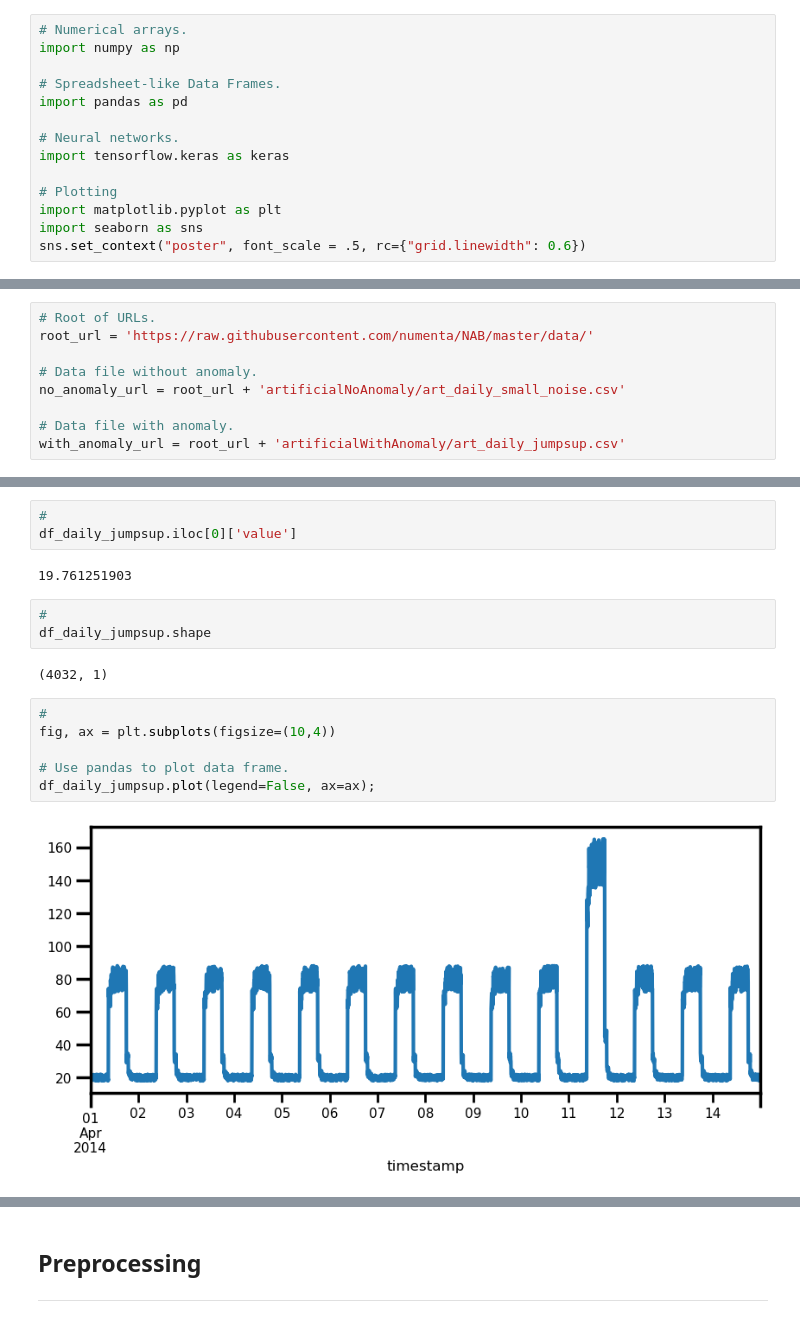
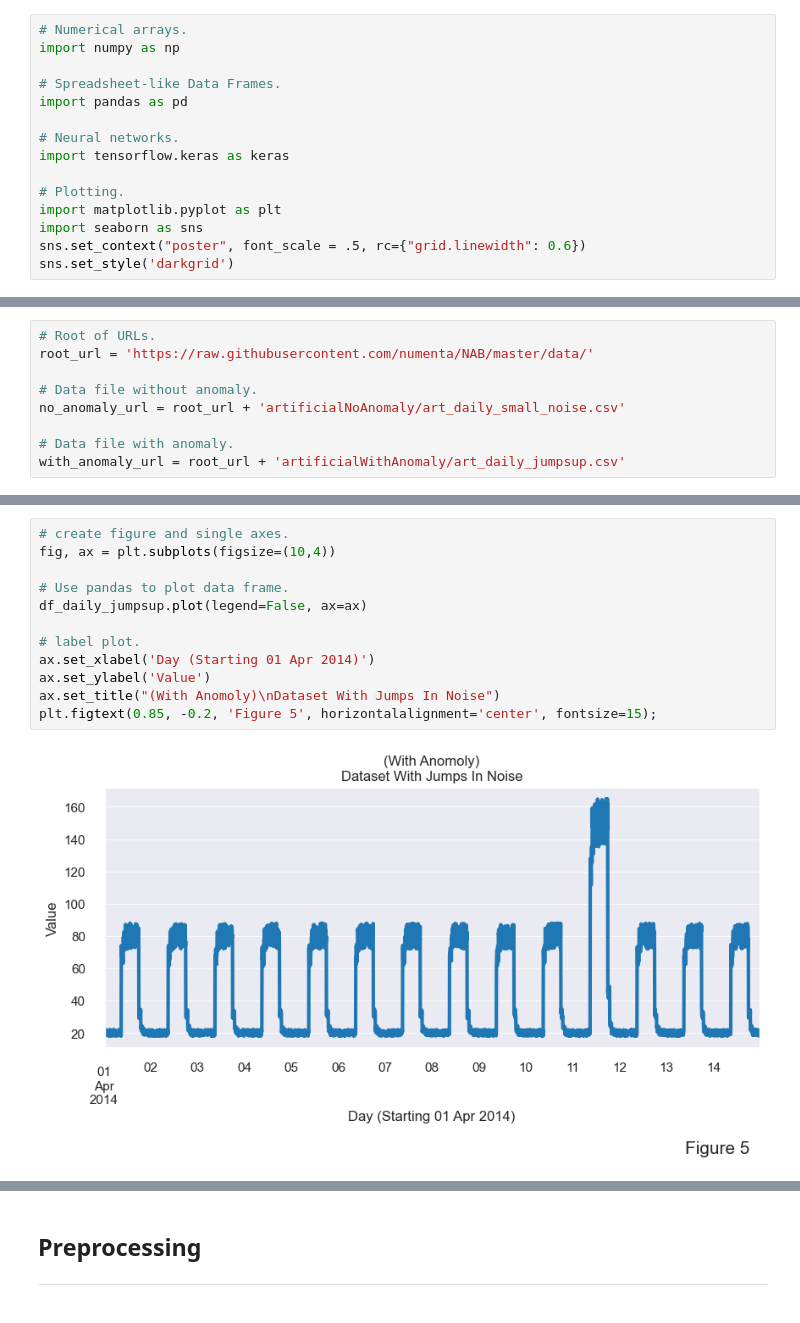
Before and after one commit to CiaranMoran27/machstat-assessment, a Jupyter notebook: time_series_anomaly_detection.ipynb, the cells around one changed output, grey strips where cells are left out. Drawn from its saved outputs; the diff is of its cells as text.

```diff
--- a/time_series_anomaly_detection.ipynb
+++ b/time_series_anomaly_detection.ipynb
@@ -43,8 +43,9 @@ import pandas as pd
 # Neural networks.
 import tensorflow.keras as keras
 
-# Plotting
+# Plotting.
 import matplotlib.pyplot as plt
 import seaborn as sns
 sns.set_context("poster", font_scale = .5, rc={"grid.linewidth": 0.6})
+sns.set_style('darkgrid')
 # %%
@@ -278,21 +185,17 @@ df_daily_jumpsup.describe()
 | 50% | 21.648503 |
 | 75% | 76.435943 |
 | max | 164.947481 |
-# %%
-#
-df_daily_jumpsup.iloc[0]['value']
-# %% [output]
-19.761251903
-# %%
-#
-df_daily_jumpsup.shape
-# %% [output]
-(4032, 1)
 # %%
-#
+# create figure and single axes.
 fig, ax = plt.subplots(figsize=(10,4))
 
 # Use pandas to plot data frame.
-df_daily_jumpsup.plot(legend=False, ax=ax);
+df_daily_jumpsup.plot(legend=False, ax=ax)
+
+# label plot.
+ax.set_xlabel('Day (Starting 01 Apr 2014)')
+ax.set_ylabel('Value')
+ax.set_title("(With Anomoly)\nDataset With Jumps In Noise")
+plt.figtext(0.85, -0.2, 'Figure 5', horizontalalignment='center', fontsize=15);
 # %% [output]
-[figure, old version]
+[figure, new version]
```
Also changed, not shown: parts of 45 cells of this notebook.
